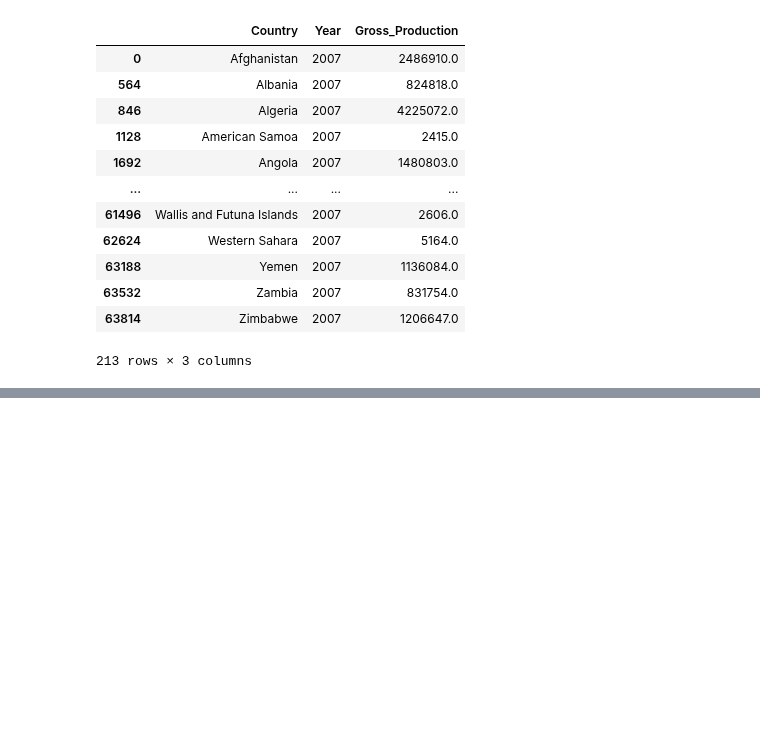
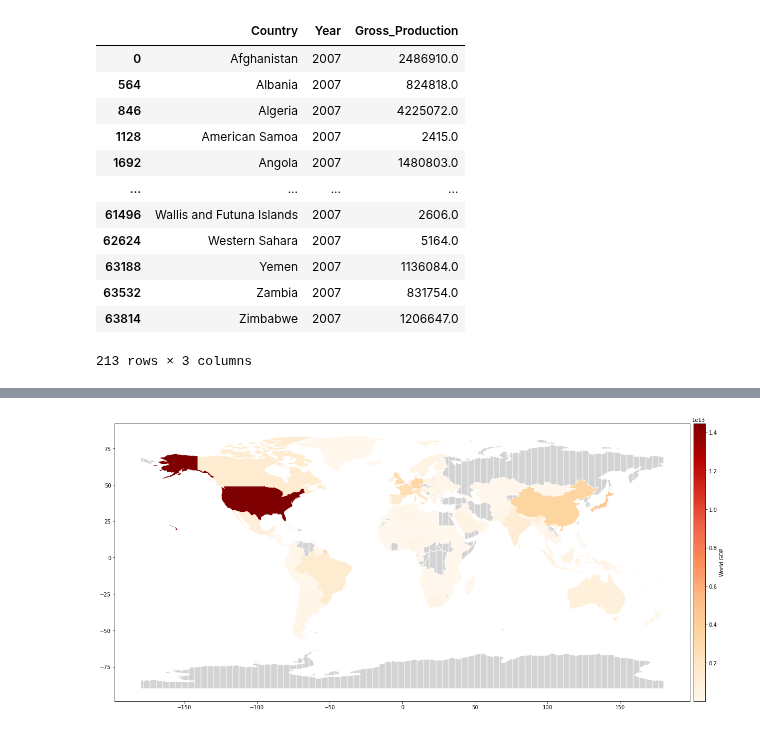
Before and after one commit to saumyasucharita/Agriculture-Data-Analysis, a Jupyter notebook: Multi-variate time series regression.ipynb, the cells around one changed output, grey strips where cells are left out. Cells and saved outputs as stored; diff of their text form; code cells hidden in the pictures; blank space fills up the shorter version.

```diff
--- a/Multi-variate time series regression.ipynb
+++ b/Multi-variate time series regression.ipynb
@@ -203,0 +152,6 @@ plt.show()
+# %%
+#Load World GDP data
+world_gdp_data = pd.read_csv('Dataset/archive/world_country_gdp_usd.csv')
+world_gdp_data['Country Name'] = world_gdp_data['Country Name'].replace('United States', 'United States of America')
+gdp_data_2007 = world_gdp_data[world_gdp_data['year'] == 2007]
+gdp_data_2007
@@ -203,0 +208,5 @@ plt.show()
+# %%
+#Merge world lat/long data with GDP data
+df_world_gdp = df_world.merge(gdp_data_2007, how="left", left_on=['name'], right_on=['Country Name'])
+print("Dataframe shape", df_world_gdp.shape[0])
+df_world_gdp.head()
@@ -203,0 +240,5 @@ plt.show()
+# %%
+title = "World GDP"
+plot_map(df_world_gdp, "GDP_USD", title)
+# %% [output]
+[figure, added]
```
Also changed, not shown: parts of 13 cells of this notebook, 1 other file.
